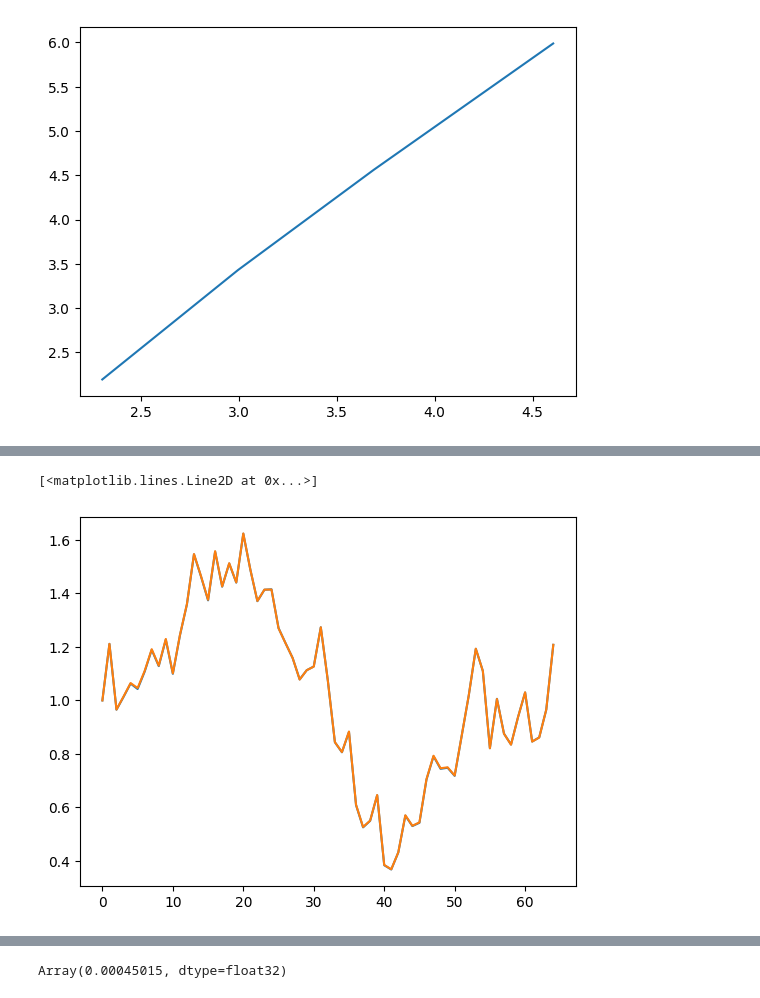
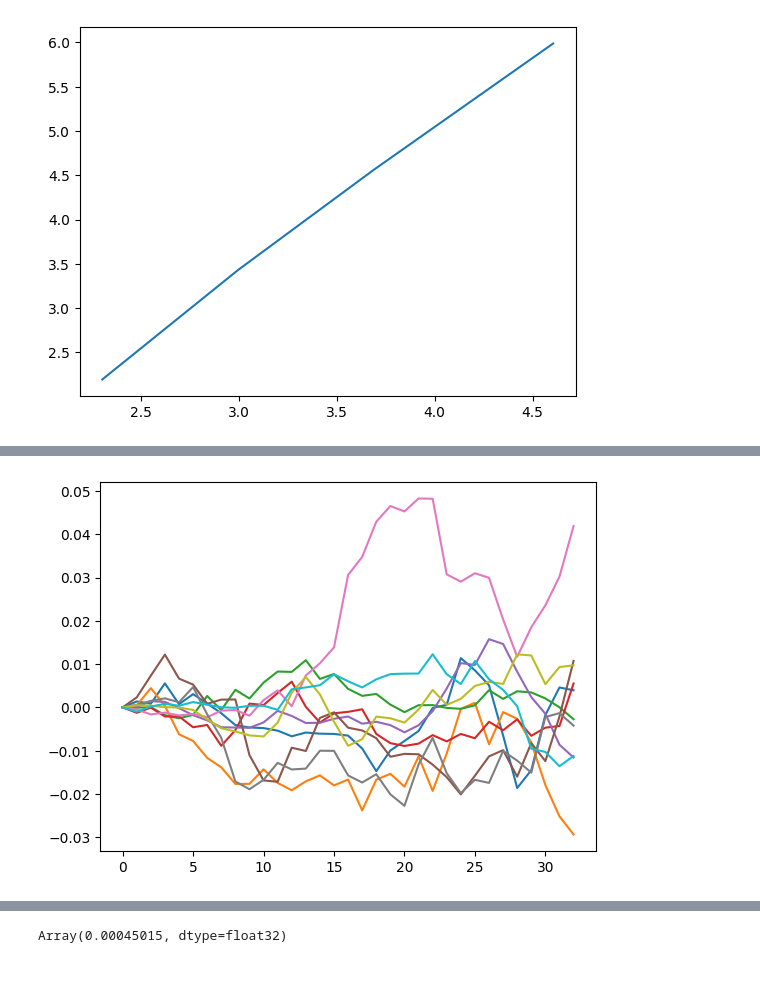
Before and after one commit to ylefay/bayesianSDEsolver, a Jupyter notebook: scripts/Untitled.ipynb, the cells around one changed output, grey strips where cells are left out. Drawn from its saved outputs; the diff is of its cells as text; code cells hidden in the pictures.

```diff
--- a/scripts/Untitled.ipynb
+++ b/scripts/Untitled.ipynb
@@ -133,9 +131,8 @@ for k in range(10):
-# %%
-plt.plot(paths_1[0])
-plt.plot(paths_2[0])
-# %% [output]
-[<matplotlib.lines.Line2D at 0x...>]
-[figure, removed]
+# %%
+for k in range(10):
+    plt.plot(paths_2[k]-paths_1[k])
+# %% [output]
+[figure, added]
 # %%
 plt.plot(paths_1[0]-paths_2[0])
 # %% [output]
```
Also changed, not shown: parts of 12 cells of this notebook, 2 other files.
